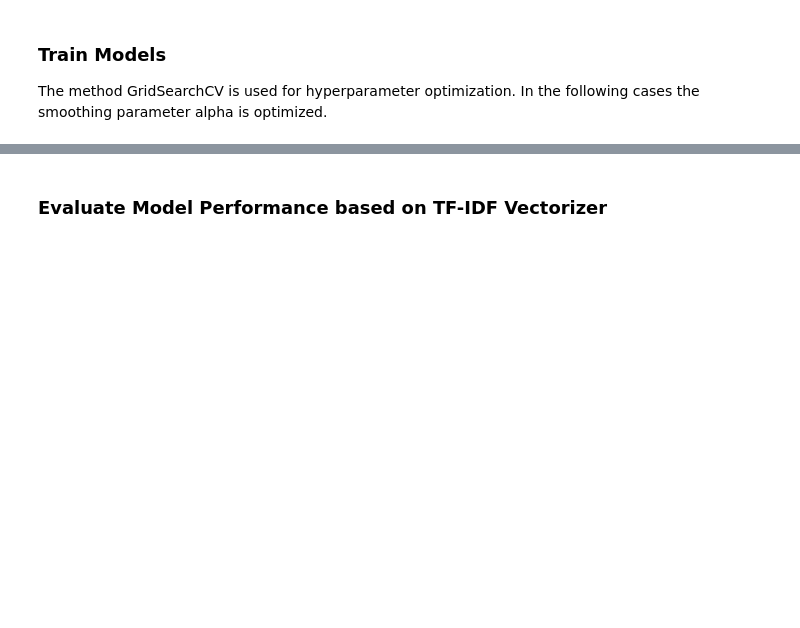
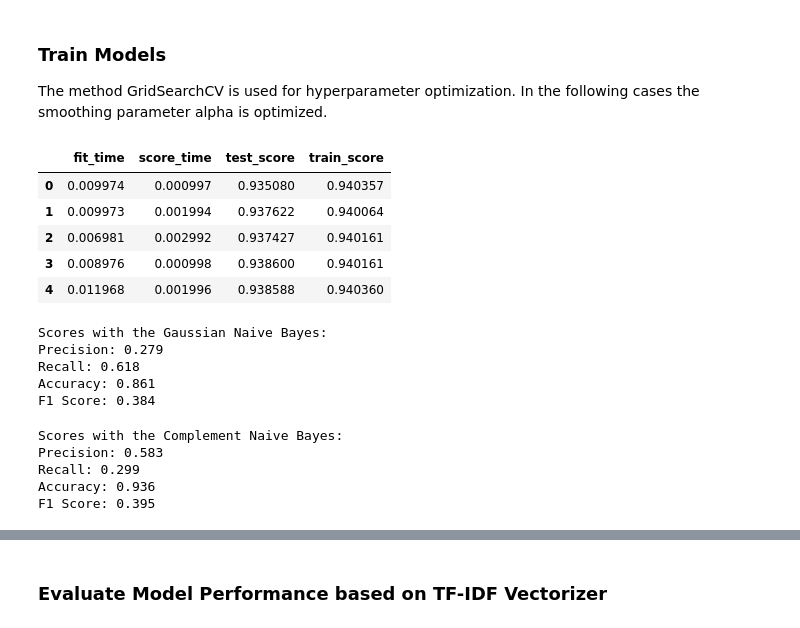
Before and after one commit to Aaron9812/Data_mining, a Jupyter notebook: src/models/Naive_Bayes.ipynb, the cells around one changed output, grey strips where cells are left out. Cells and saved outputs as stored; diff of their text form; code cells hidden in the pictures; blank space fills up the shorter version.

```diff
--- a/src/models/Naive_Bayes.ipynb
+++ b/src/models/Naive_Bayes.ipynb
@@ -121,3 +154,14 @@ print('There is {} test data, of which {}% is hate speech '.format(y_test.count(
 # %% [markdown]
 ### Train Models
 The method GridSearchCV is used for hyperparameter optimization. In the following cases the smoothing parameter alpha is optimized.
+# %%
+from sklearn.model_selection import cross_validate
+scores = cross_validate(nb.MultinomialNB(), X_train, y_train, return_train_score=True)
+pd.DataFrame(scores)
+# %% [output]
+|  | fit_time | score_time | test_score | train_score |
+| 0 | 0.009974 | 0.000997 | 0.935080 | 0.940357 |
+| 1 | 0.009973 | 0.001994 | 0.937622 | 0.940064 |
+| 2 | 0.006981 | 0.002992 | 0.937427 | 0.940161 |
+| 3 | 0.008976 | 0.000998 | 0.938600 | 0.940161 |
+| 4 | 0.011968 | 0.001996 | 0.938588 | 0.940360 |
@@ -124,3 +176,27 @@ The method GridSearchCV is used for hyperparameter optimization. In the followin
+# %%
+from sklearn.naive_bayes import GaussianNB
+gnb = GaussianNB()
+gnb.fit(X_train.toarray(), y_train);
+print('Scores with the Gaussian Naive Bayes:')
+validate(y_test, gnb.predict(X_test.toarray()))
+# %% [output]
+Scores with the Gaussian Naive Bayes:
+Precision: 0.279
+Recall: 0.618
+Accuracy: 0.861
+F1 Score: 0.384
+# %%
+from sklearn.naive_bayes import ComplementNB
+cnb = ms.GridSearchCV(nb.ComplementNB(), param_grid={'alpha':np.logspace(-2., 2., 50)})
+cnb.fit(X_train, y_train);
+print('Scores with the Complement Naive Bayes:')
+validate(y_test, cnb.predict(X_test))
+# %% [output]
+Scores with the Complement Naive Bayes:
+Precision: 0.583
+Recall: 0.299
+Accuracy: 0.936
+F1 Score: 0.395
 # %%
 # Multi-variate Bernoulli Naive Bayes
 bnb = ms.GridSearchCV(nb.BernoulliNB(), param_grid={'alpha':np.logspace(-2., 2., 50)})
```
Also changed, not shown: parts of 11 cells of this notebook, 2 other files.
